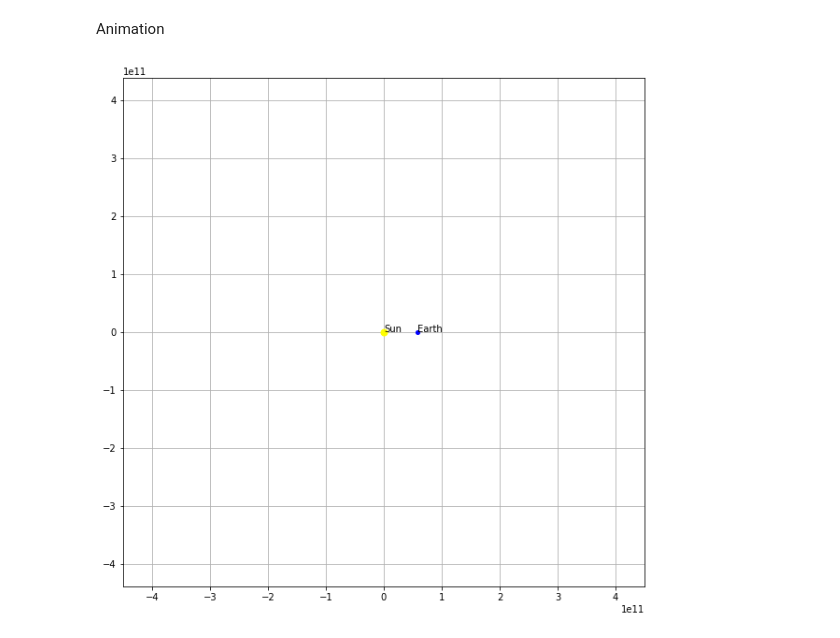
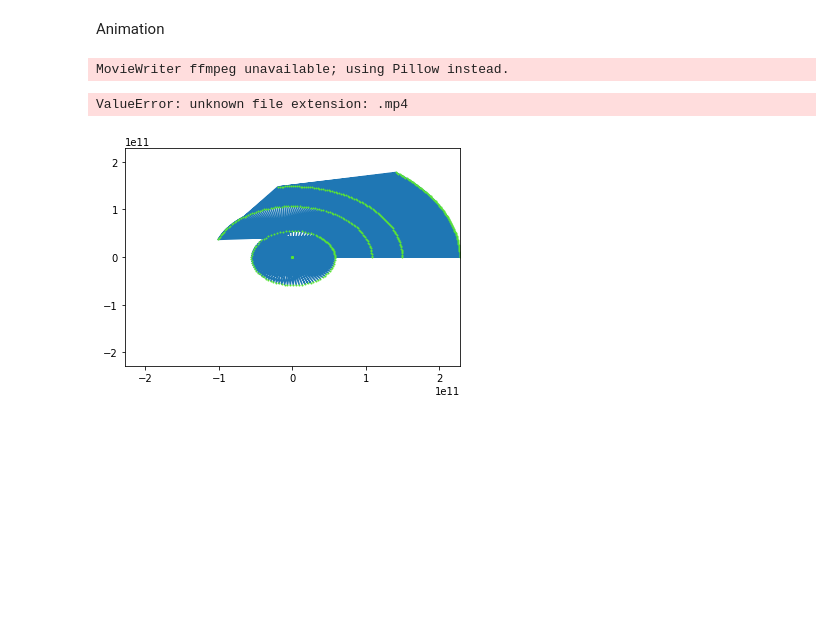
Before and after one commit to harishaseebat92/N_Body_Simulations, a Jupyter notebook: Solar_System.ipynb, the cells around one changed output. Cells and saved outputs as stored; diff of their text form; code cells hidden in the pictures; blank space fills up the shorter version.

Commit message:
animation code changed

```diff
--- a/Solar_System.ipynb
+++ b/Solar_System.ipynb
@@ -49,49 +51,34 @@ Text(0.5, 0.92, 'Oribtal Motion(Brute Force)')
 [figure]
 # %% [markdown]
 Animation
-# %%
-fig, ax = plt.subplots(figsize=(10,10))
-ax.set_aspect('equal')
-ax.grid()
-AU          = 1.5e11                    # earth sun distance
-
-line_e,     = ax.plot([],[],'-g',lw=1,c='blue')
-point_e,    = ax.plot([AU], [0], marker="o"
-                      , markersize=4
-                      , markeredgecolor="blue"
-                      , markerfacecolor="blue")
-text_e      = ax.text(AU,0,'Earth')
-
-point_s,    = ax.plot([0], [0], marker="o"
-                      , markersize=7
-                      , markeredgecolor="yellow"
-                      , markerfacecolor="yellow")
-text_s      = ax.text(0,0,'Sun')
-
-exdata,eydata = [],[]                   # earth track
-sxdata,sydata = [],[]                   # sun track
-
-def update(i):
-    exdata.append(r[i,0,1])
-    eydata.append(r[i,1,1])
-
-    line_e.set_data(exdata,eydata)
-    point_e.set_data(r[i,0,1],r[i,1,1])
-    text_e.set_position((r[i,0,1],r[i,1,1]))
-
-    point_s.set_data(r[i,0,0],r[i,1,0])
-    text_s.set_position((r[i,0,0],r[i,1,0]))
-    ax.axis('equal')
-    ax.set_xlim(-3*AU,3*AU)
-    ax.set_ylim(-3*AU,3*AU)
-
-    return line_e,point_s,point_e,text_e,text_s
-
-anim = animation.FuncAnimation(fig
-                                ,func=update
-                                ,frames=len(t)
-                                ,interval=1
-                                ,blit=True)
-plt.show()
-# %% [output]
-[figure, removed]
+# %%
+fig, ax = plt.subplots()
+#ax = plt.axes(projection='3d')
+#ax.grid()
+#sine_line, = ax.plot3D(r[:,0,1],r[:,1,1],r[:,2,1], markersize = 0.1)
+#red_circle, = ax.plot([], [], 'ro', markersize = 10)
+# Set axes limits so that the whole image is included
+ax.set(xlim=(-r[0,0,4], r[0,0,4]), ylim=(-r[0,0,4], r[0,0,4]))
+# Draw a blank line
+def ran_col():
+  return "#"+''.join([random.choice('ABCDEF0123456789') for i in range(6)])
+point_e, = ax.plot(r[0,0,1], [0], marker="o"
+                      , markersize=1
+                      , markeredgecolor=str(ran_col())
+                      , markerfacecolor=str(ran_col()))
+# Define data - one sine wave
+
+# Define animate function
+def animate(i):
+    point_e.set_data(x[:i], y[:i])
+    return point_e,
+# Pass to FuncAnimation
+x = r[:,0,:]
+y = r[:,1,:]
+anim = FuncAnimation(fig, animate, frames=100, interval=10, blit=True)
+# Save in the current working directory
+anim.save('orbit.mp4')
+# %% [output]
+MovieWriter ffmpeg unavailable; using Pillow instead.
+ValueError: unknown file extension: .mp4
+[figure, added]
```
Also changed, not shown: parts of 2 cells of this notebook.
